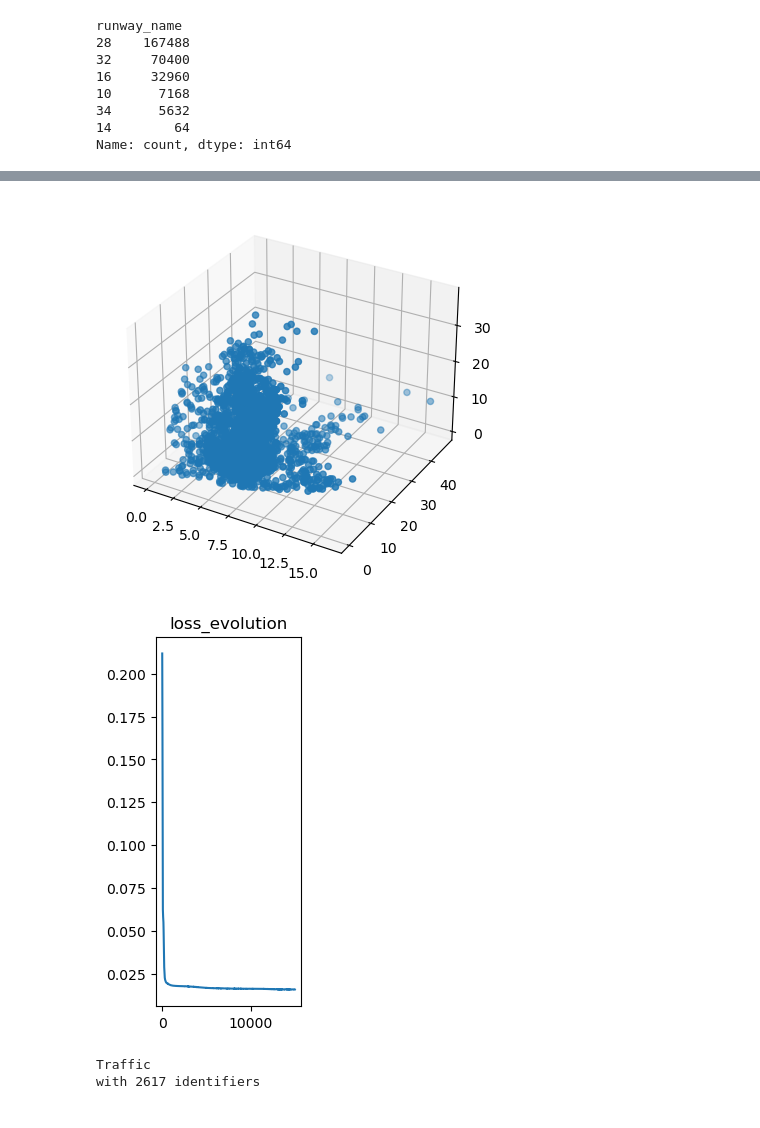
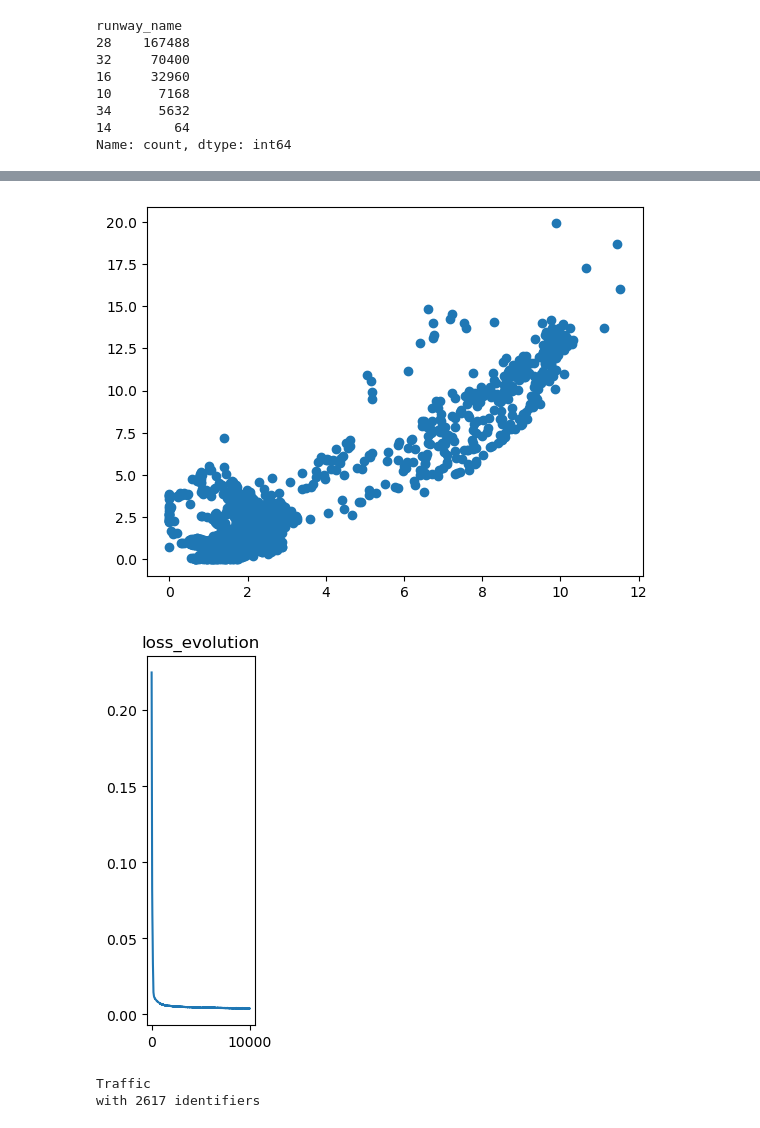
Before and after one commit to arthurlaquieze/artefact, a Jupyter notebook: test.ipynb, the cells around one changed output, grey strips where cells are left out. Drawn from its saved outputs; the diff is of its cells as text; code cells hidden in the pictures.

Commit message:
wip on trajectory clustering

```diff
--- a/test.ipynb
+++ b/test.ipynb
@@ -86,13 +68,25 @@ print(scaler.data_min_, scaler.data_max_, scaler.data_range_)
 # %%
-X = np.empty((len(t_f), nb_samples * len(list_features)))
+def prepare_features_new(
+    *,
+    list_features,
+    scaler: MinMaxScaler,
+    traffic: Traffic,
+    flight_idx: list[str] | None = None,
+    nb_samples: int = 64,
+):
+    if flight_idx is not None:
+        traffic = traffic[flight_idx]  # type: ignore
 
-for idx, flight in enumerate(t_f):
-    # _X = np.empty((len(list_features), nb_samples))
+    X = np.empty((len(traffic), nb_samples * len(list_features)))
+    flight_idx_order = []
+    for idx, flight in enumerate(traffic):
+        # _X = np.empty((len(list_features), nb_samples))
 
-    _X_unscaled = flight.data[list_features]
+        _X_unscaled = flight.data[list_features]
 
-    _X = scaler.transform(_X_unscaled)
+        _X = scaler.transform(_X_unscaled)
 
-    X[idx] = _X.reshape(-1)
+        X[idx] = _X.reshape(-1)
+        flight_idx_order.append(flight.flight_id)
 
-X
+    return X, flight_idx_order
@@ -197,9 +408,8 @@ def train(
 # %%
-model_ = Autoencoder((nb_samples * nb_features, 64, 32, 8, 3))
+model_ = Autoencoder((nb_samples * nb_features, 64, 32, 8, 2))
 
+device = "cpu"
 model, loss = train(
-    # model_, X, device=device, nb_iterations=5000, batch_size=len(X), lambda_kl=0, epochs=1, distance_trajectory="euclidean"
-    model_, X, device=device, nb_iterations=5000, batch_size=len(X), lambda_kl=0, epochs=3, distance_trajectory="directed_hausdorff"
-    # model_, X, device=device, nb_iterations=5000, batch_size=len(X), lambda_kl=0, epochs=3, distance_trajectory="euclidean"
+    model_, X, device=device, nb_iterations=10000, batch_size=len(X), lambda_kl=0, epochs=1, distance_trajectory="euclidean"
 )
 # %% [output]
@@ -226,25 +441,28 @@ decoder Sequential(
 # %%
+# latent = get_latent(X, model, device)
+model.eval()
 latent = get_latent(X, model, device)
 
 %matplotlib inline
 # %matplotlib widget
 # %matplotlib ipympl
 
 # plt.interactive(True)
 
 fig = plt.figure()
-ax = fig.add_subplot(projection='3d')
-
+# ax = fig.add_subplot(projection='3d')
+ax = fig.add_subplot()
 # ax.scatter(latent[:, 0], latent[:, 1],c=latent[:, 2])
-ax.scatter(latent[:, 0], latent[:, 1], latent[:, 2])
+# ax.scatter(latent[:, 0], latent[:, 1], latent[:, 2])
+ax.scatter(latent[:, 0], latent[:, 1])
 plt.show()
 # %% [output]
-[figure, old version]
+[figure, new version]
 # %%
-plot_loss(loss["loss"])
+plot_loss(loss["loss"],) #epoch_loss=loss["epoch_loss"])
 plt.show()
 # %% [output]
-[figure, old version]
+[figure, new version]
 # %%
 t_f
 # %% [output]
```
Also changed, not shown: parts of 18 cells of this notebook, 3 other files.
